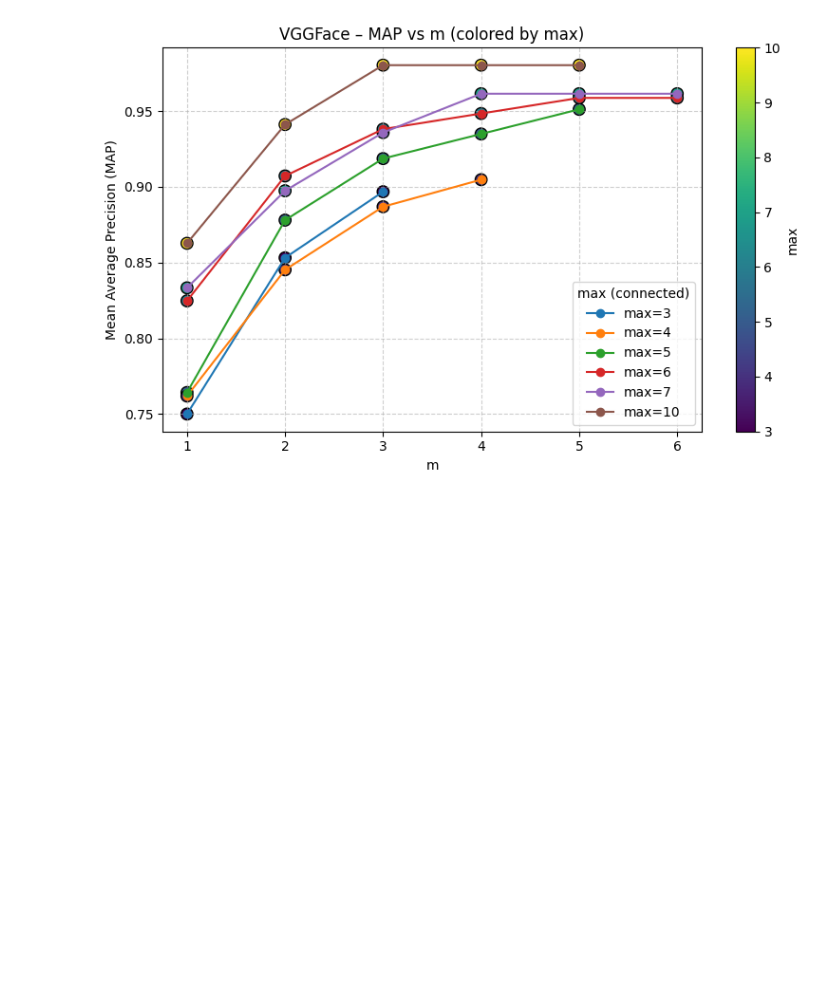
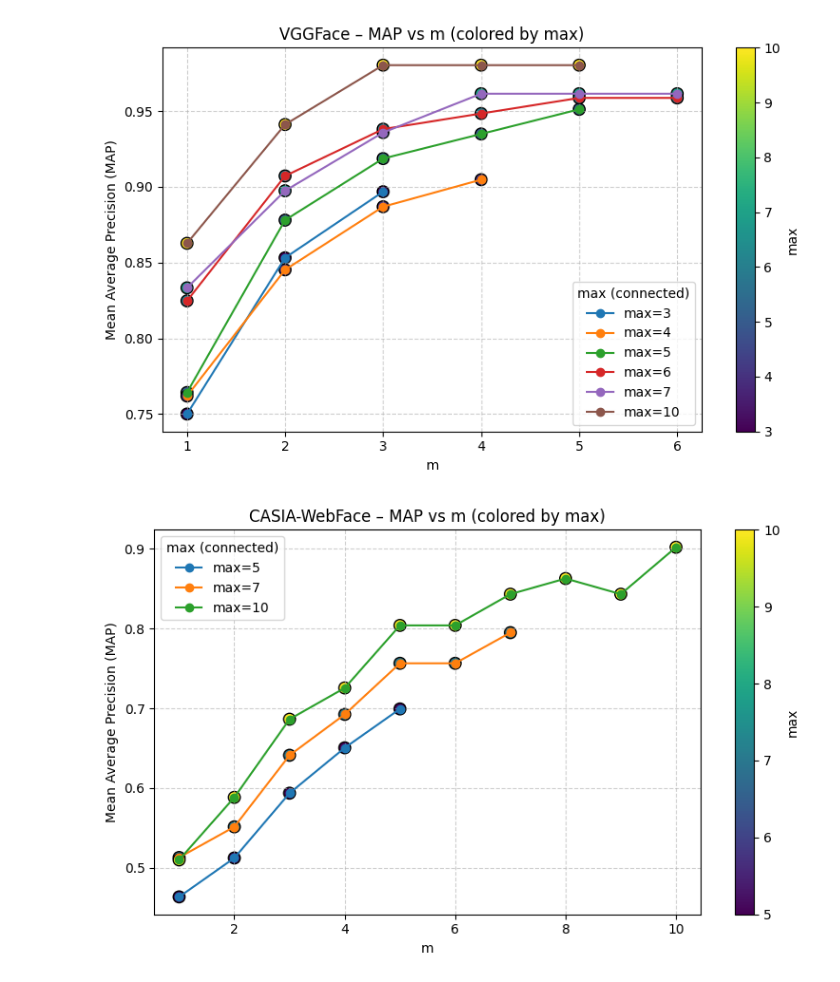
Before and after one commit to random-logic/ironclad-design, a Jupyter notebook: analysis/task4.ipynb, the cells around one changed output. Drawn from its saved outputs; the diff is of its cells as text; code cells hidden in the pictures; blank space fills up the shorter version.

```diff
--- a/analysis/task4.ipynb
+++ b/analysis/task4.ipynb
@@ -75,3 +75,67 @@ plt.legend(title="max (connected)")
 plt.show()
 # %% [output]
 [figure]
+# %%
+import pandas as pd
+import matplotlib.pyplot as plt
+import numpy as np
+
+# Data: each row corresponds to (m, max, MAP)
+data = [
+    # max = 5
+    (1, 5, 0.4634146341463415),
+    (2, 5, 0.5121951219512195),
+    (3, 5, 0.5934959349593496),
+    (4, 5, 0.6504065040650406),
+    (5, 5, 0.6991869918699187),
+
+    # max = 7
+    (1, 7, 0.5128205128205128),
+    (2, 7, 0.5512820512820513),
+    (3, 7, 0.6410256410256411),
+    (4, 7, 0.6923076923076923),
+    (5, 7, 0.7564102564102564),
+    (6, 7, 0.7564102564102564),
+    (7, 7, 0.7948717948717948),
+
+    # max = 10
+    (1, 10, 0.5098039215686274),
+    (2, 10, 0.5882352941176471),
+    (3, 10, 0.6862745098039216),
+    (4, 10, 0.7254901960784313),
+    (5, 10, 0.803921568627451),
+    (6, 10, 0.803921568627451),
+    (7, 10, 0.8431372549019608),
+    (8, 10, 0.8627450980392157),
+    (9, 10, 0.8431372549019608),
+    (10, 10, 0.9019607843137255),
+]
+
+# Create a DataFrame
+df = pd.DataFrame(data, columns=["m", "max", "MAP"])
+
+# Plot
+plt.figure(figsize=(8, 5))
+scatter = plt.scatter(df["m"], df["MAP"], c=df["max"], cmap="viridis", s=80, edgecolors="black")
+
+# Add labels and colorbar
+plt.xlabel("m")
+plt.ylabel("Mean Average Precision (MAP)")
+plt.title("CASIA-WebFace – MAP vs m (colored by max)")
+cbar = plt.colorbar(scatter)
+cbar.set_label("max")
+
+plt.grid(True, linestyle="--", alpha=0.6)
+plt.tight_layout()
+
+# Connect points for each 'max' with lines
+for max_val, group in df.groupby('max'):
+    group = group.sort_values('m')
+    plt.plot(group['m'], group['MAP'], marker='o', linestyle='-', label=f"max={max_val}")
+
+# Add legend
+plt.legend(title="max (connected)")
+
+plt.show()
+# %% [output]
+[figure, added]
```
Also changed, not shown: 6 other files.
